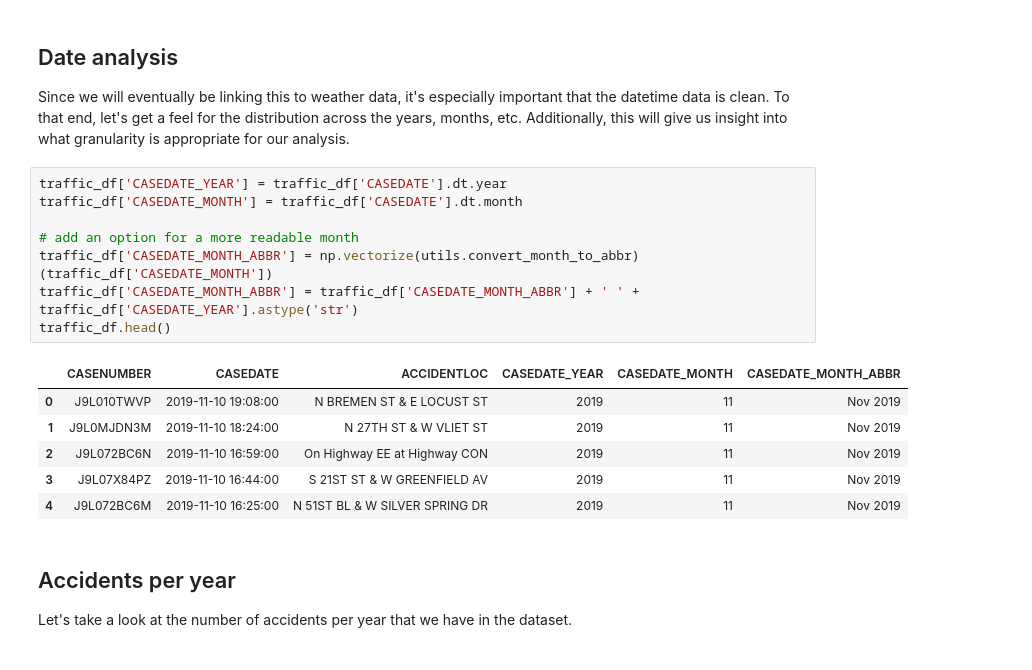
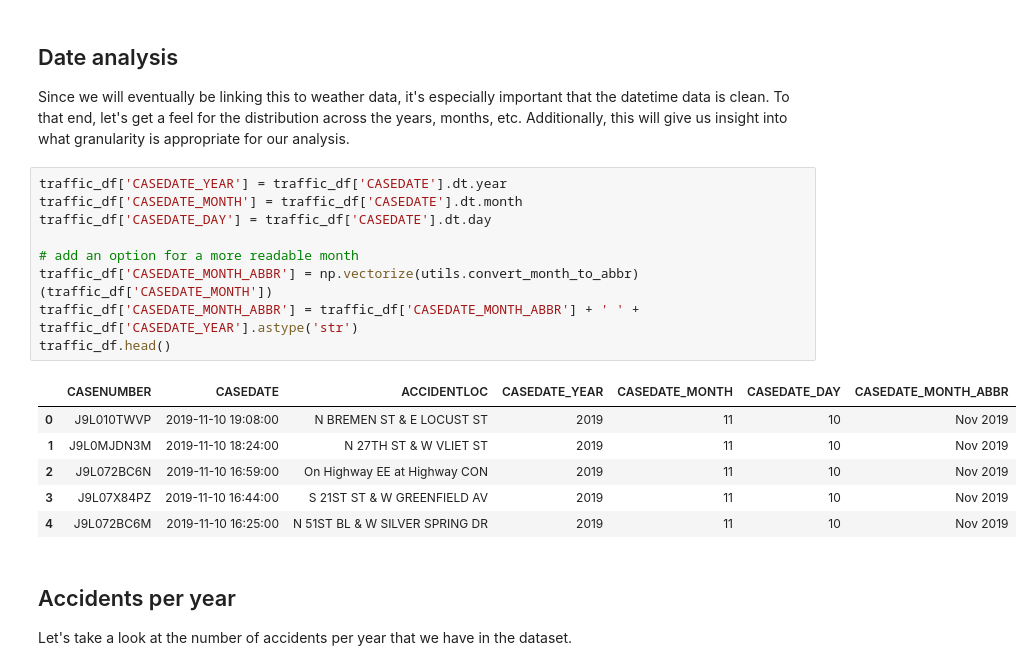
Before and after one commit to tstuessi/weather-impact-analysis, a Jupyter notebook: Local Weather Impact.ipynb, the cells around one changed output. Saved outputs shown, nothing was run; the diff lists cells and outputs as text.

```diff
--- a/Local Weather Impact.ipynb
+++ b/Local Weather Impact.ipynb
@@ -100,18 +100,19 @@ Since we will eventually be linking this to weather data, it's especially import
 # %%
 traffic_df['CASEDATE_YEAR'] = traffic_df['CASEDATE'].dt.year
 traffic_df['CASEDATE_MONTH'] = traffic_df['CASEDATE'].dt.month
+traffic_df['CASEDATE_DAY'] = traffic_df['CASEDATE'].dt.day
 
 # add an option for a more readable month
 traffic_df['CASEDATE_MONTH_ABBR'] = np.vectorize(utils.convert_month_to_abbr)(traffic_df['CASEDATE_MONTH'])
 traffic_df['CASEDATE_MONTH_ABBR'] = traffic_df['CASEDATE_MONTH_ABBR'] + ' ' + traffic_df['CASEDATE_YEAR'].astype('str')
 traffic_df.head()
 # %% [output]
-|  | CASENUMBER | CASEDATE | ACCIDENTLOC | CASEDATE_YEAR | CASEDATE_MONTH | CASEDATE_MONTH_ABBR |
-| 0 | J9L010TWVP | 2019-11-10 19:08:00 | N BREMEN ST & E LOCUST ST | 2019 | 11 | Nov 2019 |
-| 1 | J9L0MJDN3M | 2019-11-10 18:24:00 | N 27TH ST & W VLIET ST | 2019 | 11 | Nov 2019 |
-| 2 | J9L072BC6N | 2019-11-10 16:59:00 | On Highway EE at Highway CON | 2019 | 11 | Nov 2019 |
-| 3 | J9L07X84PZ | 2019-11-10 16:44:00 | S 21ST ST & W GREENFIELD AV | 2019 | 11 | Nov 2019 |
-| 4 | J9L072BC6M | 2019-11-10 16:25:00 | N 51ST BL & W SILVER SPRING DR | 2019 | 11 | Nov 2019 |
+|  | CASENUMBER | CASEDATE | ACCIDENTLOC | CASEDATE_YEAR | CASEDATE_MONTH | CASEDATE_DAY | CASEDATE_MONTH_ABBR |
+| 0 | J9L010TWVP | 2019-11-10 19:08:00 | N BREMEN ST & E LOCUST ST | 2019 | 11 | 10 | Nov 2019 |
+| 1 | J9L0MJDN3M | 2019-11-10 18:24:00 | N 27TH ST & W VLIET ST | 2019 | 11 | 10 | Nov 2019 |
+| 2 | J9L072BC6N | 2019-11-10 16:59:00 | On Highway EE at Highway CON | 2019 | 11 | 10 | Nov 2019 |
+| 3 | J9L07X84PZ | 2019-11-10 16:44:00 | S 21ST ST & W GREENFIELD AV | 2019 | 11 | 10 | Nov 2019 |
+| 4 | J9L072BC6M | 2019-11-10 16:25:00 | N 51ST BL & W SILVER SPRING DR | 2019 | 11 | 10 | Nov 2019 |
 # %% [markdown]
 ## Accidents per year
 Let's take a look at the number of accidents per year that we have in the dataset.
```
Also changed, not shown: parts of 8 cells of this notebook, 2 other files.
